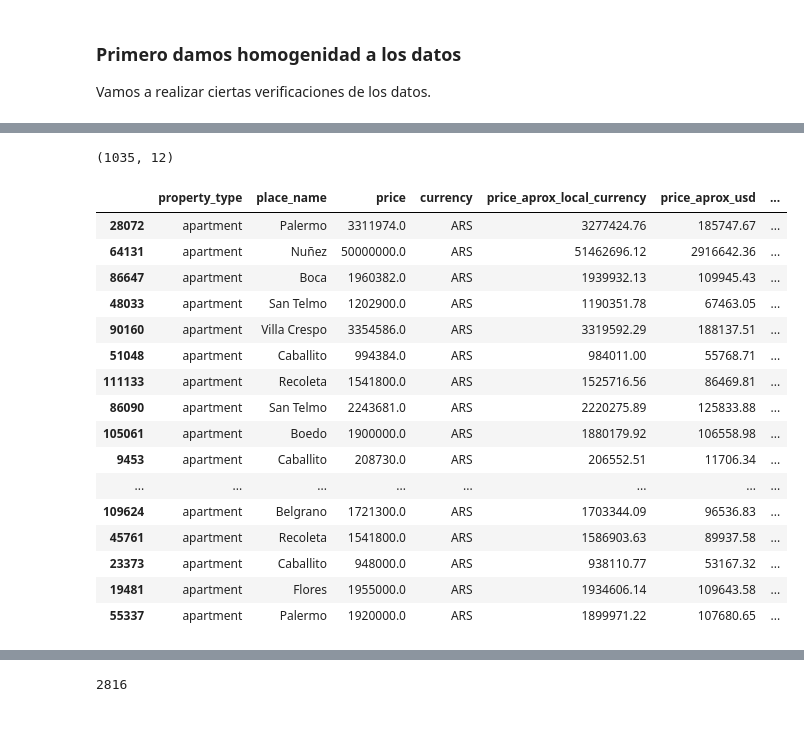
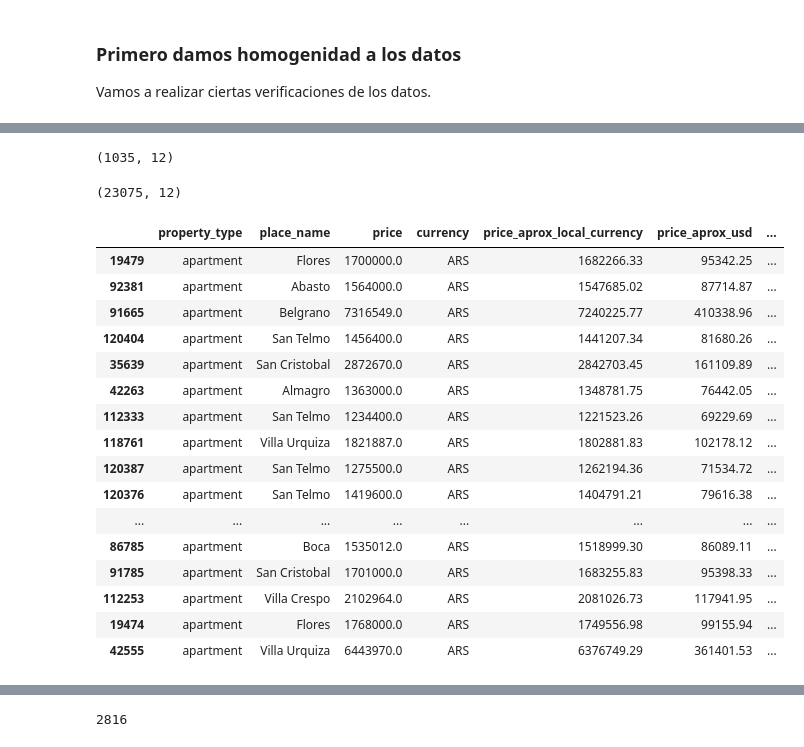
Before and after one commit to nachommm/Desafio2, a Jupyter notebook: desafio2-machine.learning.ipynb, the cells around one changed output, grey strips where cells are left out. Saved outputs shown, nothing was run; the diff lists cells and outputs as text; code cells hidden in the pictures.

Commit message:
Fix Datos

```diff
--- a/desafio2-machine.learning.ipynb
+++ b/desafio2-machine.learning.ipynb
@@ -199,32 +199,36 @@ display(data_caba.loc[mask_price_validation, :].sample(20))
 # %%
-# Elimino primero los registros donde no tengo nada de informacion
+# Elimino primero los registros donde no tengo nada de informacion.
 
 umbral = 10
 data_caba.dropna(axis = 0, thresh=umbral, inplace=True)
+# OJO que utilizando umbral de 10 se fueron casi 10000 datos incompletos.
 
 # Vuelvo a ver como quedaron los datos
 mask_price_validation = data_caba.price != data_caba.price_aprox_usd
 display(data_caba.loc[mask_price_validation, :].shape)
+
+display(data_caba.shape)
 display(data_caba.loc[mask_price_validation, :].sample(20))
 # %% [output]
 (1035, 12)
+(23075, 12)
 |  | property_type | place_name | price | currency | price_aprox_local_currency | price_aprox_usd | ... |
-| 28072 | apartment | Palermo | 3311974.0 | ARS | 3277424.76 | 185747.67 | ... |
-| 64131 | apartment | Nuñez | 50000000.0 | ARS | 51462696.12 | 2916642.36 | ... |
-| 86647 | apartment | Boca | 1960382.0 | ARS | 1939932.13 | 109945.43 | ... |
-| 48033 | apartment | San Telmo | 1202900.0 | ARS | 1190351.78 | 67463.05 | ... |
-| 90160 | apartment | Villa Crespo | 3354586.0 | ARS | 3319592.29 | 188137.51 | ... |
-| 51048 | apartment | Caballito | 994384.0 | ARS | 984011.00 | 55768.71 | ... |
-| 111133 | apartment | Recoleta | 1541800.0 | ARS | 1525716.56 | 86469.81 | ... |
-| 86090 | apartment | San Telmo | 2243681.0 | ARS | 2220275.89 | 125833.88 | ... |
-| 105061 | apartment | Boedo | 1900000.0 | ARS | 1880179.92 | 106558.98 | ... |
-| 9453 | apartment | Caballito | 208730.0 | ARS | 206552.51 | 11706.34 | ... |
+| 19479 | apartment | Flores | 1700000.0 | ARS | 1682266.33 | 95342.25 | ... |
+| 92381 | apartment | Abasto | 1564000.0 | ARS | 1547685.02 | 87714.87 | ... |
+| 91665 | apartment | Belgrano | 7316549.0 | ARS | 7240225.77 | 410338.96 | ... |
+| 120404 | apartment | San Telmo | 1456400.0 | ARS | 1441207.34 | 81680.26 | ... |
+| 35639 | apartment | San Cristobal | 2872670.0 | ARS | 2842703.45 | 161109.89 | ... |
+| 42263 | apartment | Almagro | 1363000.0 | ARS | 1348781.75 | 76442.05 | ... |
+| 112333 | apartment | San Telmo | 1234400.0 | ARS | 1221523.26 | 69229.69 | ... |
+| 118761 | apartment | Villa Urquiza | 1821887.0 | ARS | 1802881.83 | 102178.12 | ... |
+| 120387 | apartment | San Telmo | 1275500.0 | ARS | 1262194.36 | 71534.72 | ... |
+| 120376 | apartment | San Telmo | 1419600.0 | ARS | 1404791.21 | 79616.38 | ... |
 | ... | ... | ... | ... | ... | ... | ... | ... |
-| 109624 | apartment | Belgrano | 1721300.0 | ARS | 1703344.09 | 96536.83 | ... |
-| 45761 | apartment | Recoleta | 1541800.0 | ARS | 1586903.63 | 89937.58 | ... |
-| 23373 | apartment | Caballito | 948000.0 | ARS | 938110.77 | 53167.32 | ... |
-| 19481 | apartment | Flores | 1955000.0 | ARS | 1934606.14 | 109643.58 | ... |
-| 55337 | apartment | Palermo | 1920000.0 | ARS | 1899971.22 | 107680.65 | ... |
+| 86785 | apartment | Boca | 1535012.0 | ARS | 1518999.30 | 86089.11 | ... |
+| 91785 | apartment | San Cristobal | 1701000.0 | ARS | 1683255.83 | 95398.33 | ... |
+| 112253 | apartment | Villa Crespo | 2102964.0 | ARS | 2081026.73 | 117941.95 | ... |
+| 19474 | apartment | Flores | 1768000.0 | ARS | 1749556.98 | 99155.94 | ... |
+| 42555 | apartment | Villa Urquiza | 6443970.0 | ARS | 6376749.29 | 361401.53 | ... |
 # %%
 # Para la superficie de metros cuadadros totales, podemos creer que en caso de ser Nan es porque es un departamente y la cantidad de m2 cubierta sería iguala la cantidad de m2 totales.data_caba
 
```
Also changed, not shown: parts of 8 cells of this notebook.
